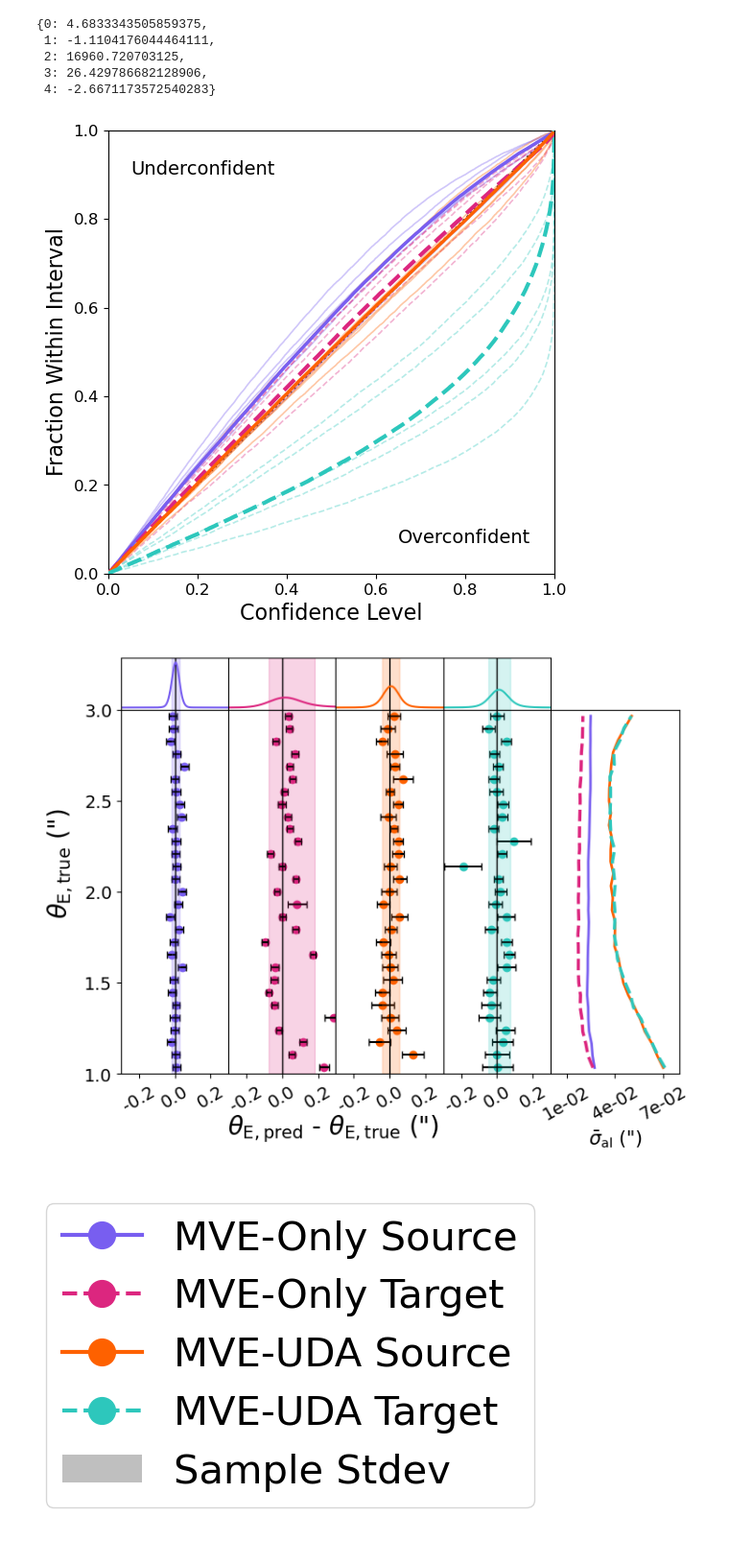
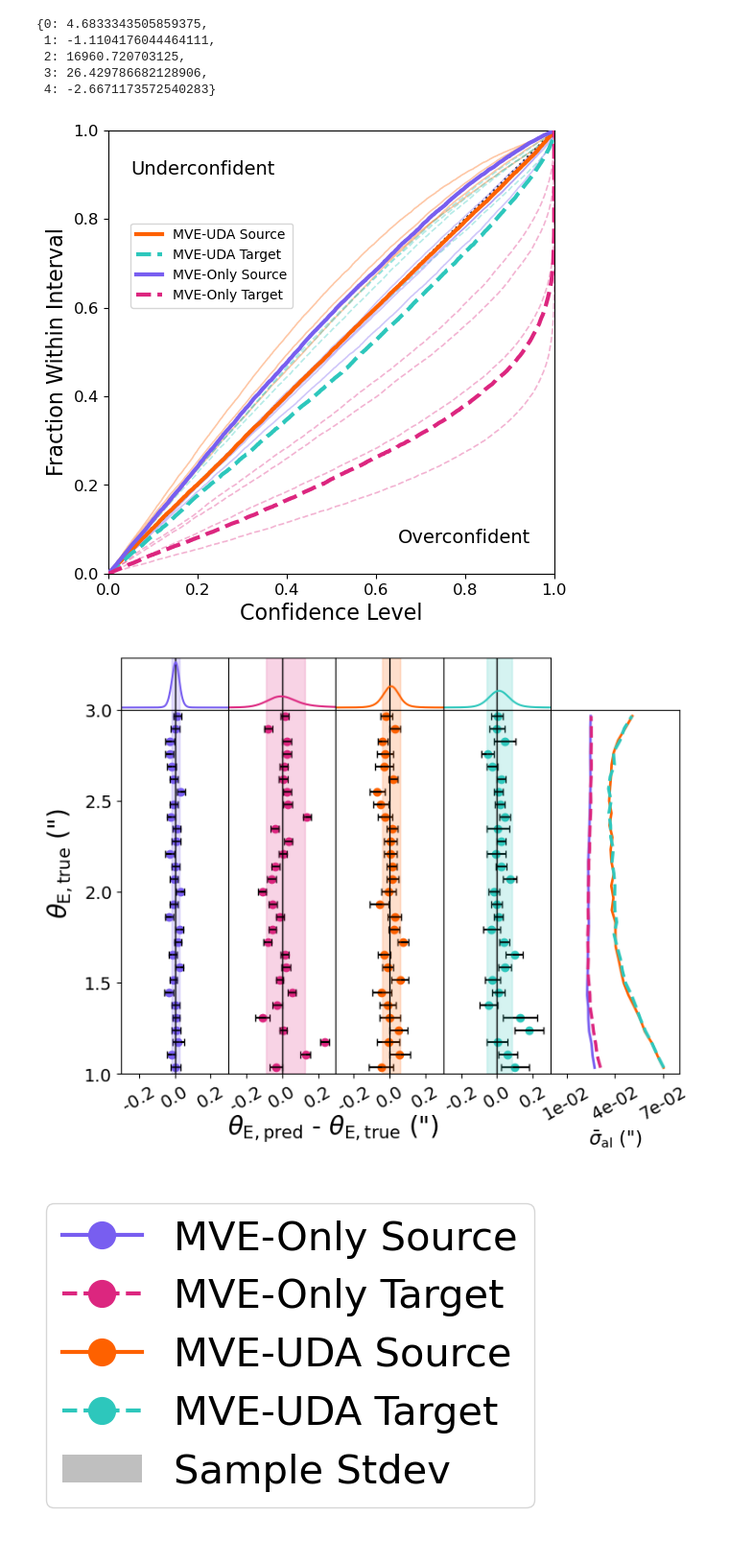
Before and after one commit to deepskies/DomainAdaptiveMVEforLensModeling, a Jupyter notebook: src/training/FinalPaperMVEv2/ModelVizUltimate.ipynb, the cells around one changed output. Shown: that part at 96% size. Drawn from its saved outputs; the diff is of its cells as text; code cells hidden in the pictures.

Commit message:
changed figures to run-specific

```diff
--- a/src/training/FinalPaperMVEv2/ModelVizUltimate.ipynb
+++ b/src/training/FinalPaperMVEv2/ModelVizUltimate.ipynb
@@ -202,0 +213,5 @@ for model_type, models in model_types.items():
+# %%
+print("Average Uncertainty")
+for i, key in enumerate(nll_scores):
+    mean_al = np.sqrt(np.mean(mvt[key][0]['var']))
+    print("Run", key, "{0:.4f}".format(mean_al))
@@ -202,0 +224,5 @@ for model_type, models in model_types.items():
+# %%
+print("Mean Residual")
+for i, key in enumerate(nll_scores):
+    mean_resid = np.mean(np.abs(mvt[key][i]['mean'] - mvt[key][i]['truth']))
+    print("Run", key, "{0:.4f}".format(mean_resid))
@@ -215,7 +246,0 @@ Mean Resid noDA_target: 0.0583 +- 0.0227
-# %%
-for model_type, models in model_types.items():
-    for data_type, dataloader in dataloaders.items():
-        key = f"{model_type}_{data_type}"
-        mod = mvt[key]
-        mean_resid = [np.mean(np.abs(mod[i]['mean'] - mod[i]['truth'])) for i in range(len(models))]
-        print_score("Mean Resid " + key, mean_resid)
@@ -229,6 +264,6 @@ for model_type, models in model_types.items():
     for data_type, dataloader in dataloaders.items():
         key = f"{model_type}_{data_type}"
         mod = mvt[key]
-        mean_al = [np.mean(mod[i]['var']) for i in range(len(models))]
+        mean_al = np.sqrt([np.mean(mod[i]['var']) for i in range(len(models))])
         print_score("Mean sig_al " + key, mean_al)
 # %% [output]
@@ -284,42 +319,44 @@ plt.annotate("Overconfident", xy = (0.65, 0.07), fontsize = 14)
 
 #plt.fill_between([-1, 2], [-1, 2], y2 = -10, alpha = 0.02, color = 'k')
 plt.plot([-1, 2], [-1, 2], color = "k", ls = ":", alpha = 0.8)
 
 
 #color_opts = ['#005AB5', '#1A85FF', '#DC3220', '#D41159']
-color_opts = ['#785EF0', '#DC267F', '#FE6100', '#2DC7BC']
+color_opts = ['#FE6100', '#2DC7BC', '#785EF0', '#DC267F']
 labels = ['MVE-UDA Source', 'MVE-UDA Target', 'MVE-Only Source', 'MVE-Only Target']
-lws = [2.5, 3, 2.5, 3]
+lws = [3, 3, 3, 3]
 
 ci = 0
 for model_type, models in model_types.items():
     for data_type, dataloader in dataloaders.items():
         key = f"{model_type}_{data_type}"
 
         style = "-"
         if ci % 2 != 0:
             style = "--"
 
         for imod in range(len(models)):
+            if imod == 0:
+                continue
             plt.plot(coverage_scores[key][imod][0], coverage_scores[key][imod][1], color = color_opts[ci], alpha = 0.35, ls = style, lw = 1.2)
 
-        mean_cov = np.array(list(coverage_scores[key].values())).mean(axis = 0)
-        plt.plot(mean_cov[0], mean_cov[1], color = color_opts[ci], lw = lws[ci], ls = style, label = labels[ci], zorder = 10)
+        #mean_cov = np.array(list(coverage_scores[key].values())).mean(axis = 0)
+        plt.plot(coverage_scores[key][0][0], coverage_scores[key][0][1], color = color_opts[ci], lw = lws[ci], ls = style, label = labels[ci], zorder = 10)
 
         ci += 1
 
 
 
-#plt.legend(fontsize = 10, loc = (0.05, 0.6))
+plt.legend(fontsize = 10, loc = (0.05, 0.6))
 plt.xlim(-0, 1)
 plt.ylim(-0, 1)
 
 plt.savefig("figures/coverage.png", bbox_inches = 'tight', dpi = 400)
 # %% [output]
-[figure, old version]
+[figure, new version]
 # %%
 mod_type = ["noDA_source", "noDA_target", "DA_source", "DA_target"]
-mod_no = [0, 3, 0, 0]
+mod_no = [0, 0, 0, 0]
 color_resid = ['#785EF0', '#DC267F', '#FE6100', '#2DC7BC']
 labels = ['MVE-Only Source', 'MVE-Only Target', 'MVE-UDA Source', 'MVE-UDA Target', 'Sample Stdev']
 style = ['-', '--', '-', '--']
@@ -422,7 +459,7 @@ fig.supylabel(r'$\theta_\mathrm{E, true}$ (")', fontsize = 20)
 ax_var.set_xlabel(r'$\bar{\sigma}_\mathrm{al}$ (")', fontsize = 15)
 plt.savefig("figures/residual.png", bbox_inches = 'tight', dpi = 400)
 # %% [output]
-[figure, old version]
+[figure, new version]
 # %%
 custom_patch = Patch(facecolor='grey', edgecolor='none', alpha=0.5)
 custom_lines = [Line2D([0], [0], color=color_resid[i], lw=3, linestyle=style[i], marker = 'o', markersize = 20) for i in range(len(labels[:-1]))] + [custom_patch]
```
Also changed, not shown: parts of 9 cells of this notebook, 3 other files.
